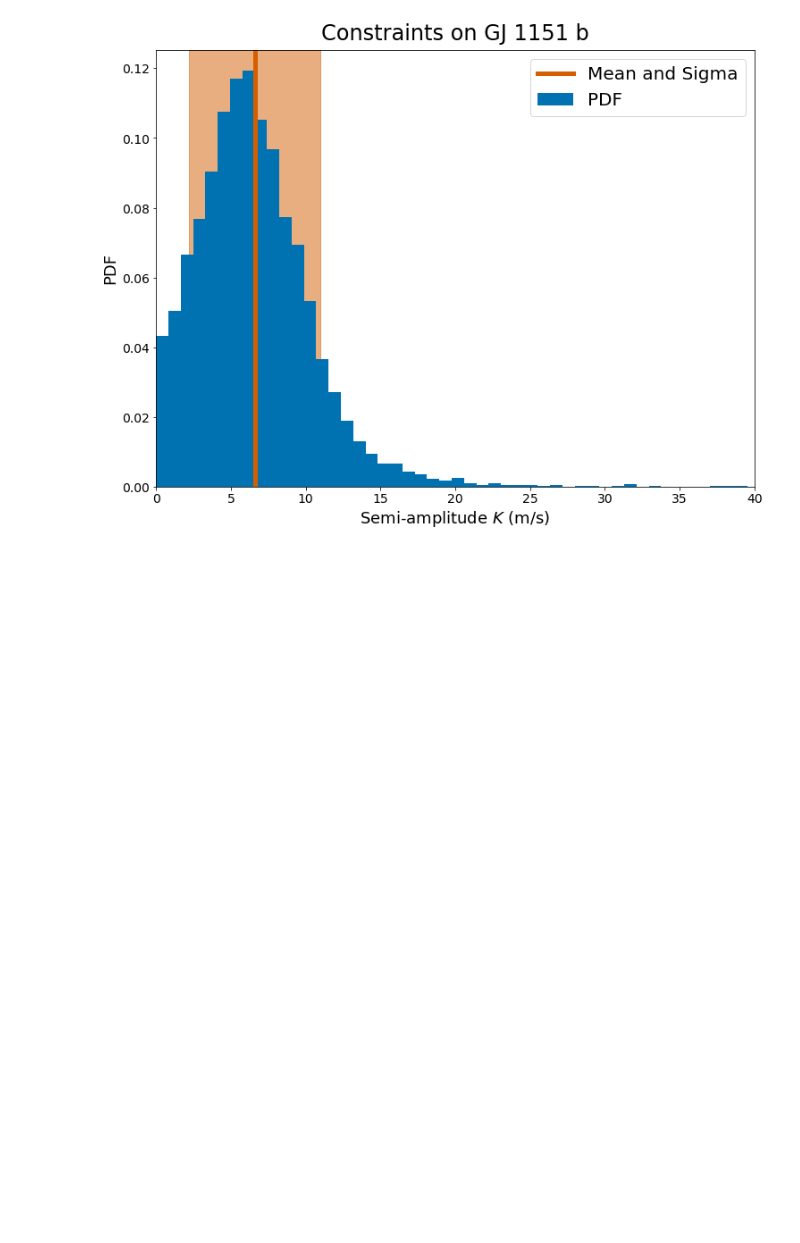
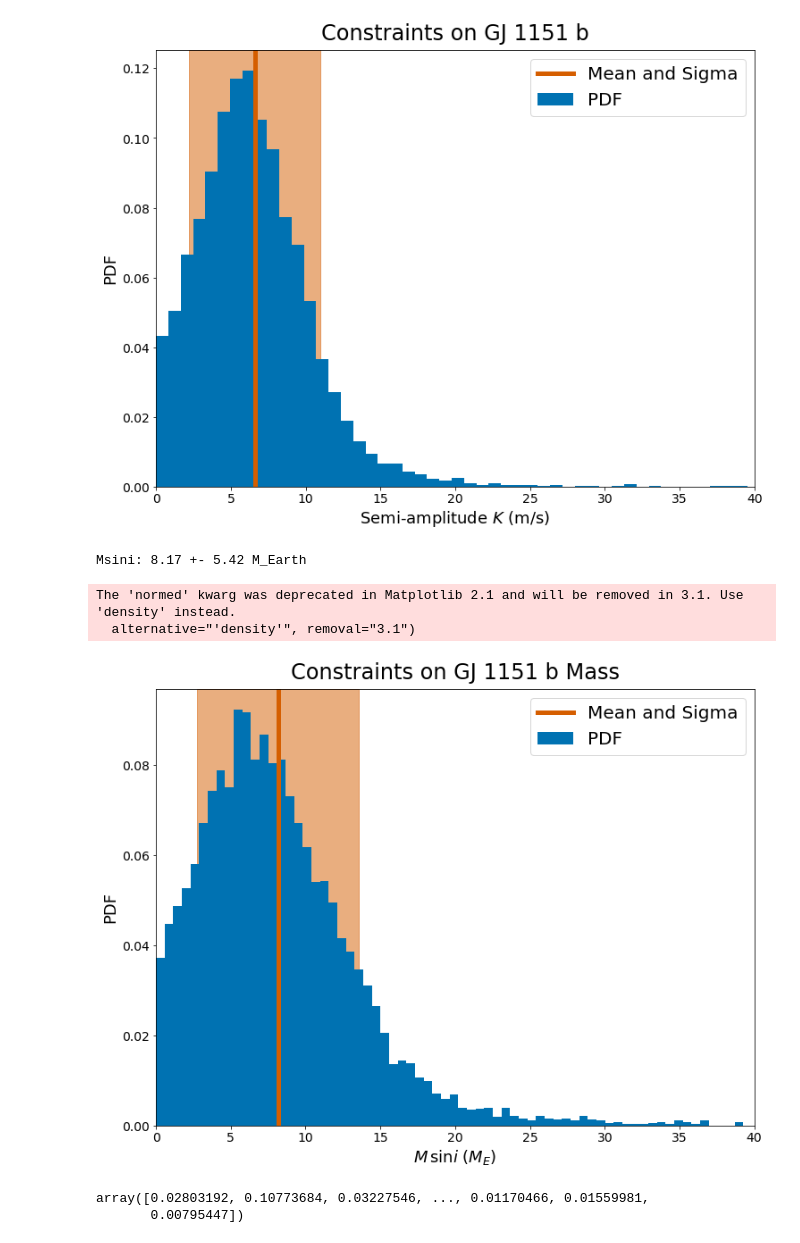
Before and after one commit to benjaminpope/video, a Jupyter notebook: notebooks/fit_rvs.ipynb, the cells around one changed output. Drawn from its saved outputs; the diff is of its cells as text; code cells hidden in the pictures; blank space fills up the shorter version.

```diff
--- a/notebooks/fit_rvs.ipynb
+++ b/notebooks/fit_rvs.ipynb
@@ -106,3 +106,40 @@ plt.savefig('gj1151b_posterior.png',bbox_inches='tight')
 The 'normed' kwarg was deprecated in Matplotlib 2.1 and will be removed in 3.1. Use 'density' instead.
   alternative="'density'", removal="3.1")
 [figure]
+# %%
+Ps = samples['P'].to(u.d).value
+
+eccs = samples['e'].value
+
+Ks = samples['K'].to(u.m/u.s).value
+
+nsim = np.size(Ps)
+Mstar = 0.34
+dMstar = 0.1
+Mstars = np.random.rand(nsim)*dMstar + Mstar-dMstar/2.
+# %%
+Msini = 4.919e-3 * (Ps**(1./3.)) * np.sqrt(1.-eccs**2.) * Ks * Mstars**(2./3.) * 317.8  # * 317.8 Jupiter over Earth
+# %%
+print('Msini: %.2f +- %.2f' % (np.mean(Msini), np.std(Msini)),'M_Earth')
+# %% [output]
+Msini: 8.17 +- 5.42 M_Earth
+# %%
+plt.xlim(0,40.)
+plt.axvline(Msini.mean(),color=colours[2],linewidth=5,label=r'Mean and Sigma')
+plt.axvspan(Msini.mean()-Msini.std(),Msini.mean()+Msini.std(),color=colours[2],alpha=0.5)
+h = plt.hist(Msini,bins=100,label='PDF',normed=True)
+
+plt.legend()
+plt.xlabel(r'$M\, \sin{i}$ ($M_E$)')
+plt.ylabel('PDF')
+plt.title('Constraints on GJ 1151 b Mass',y=1.01)
+plt.savefig('gj1151b_mass.png',bbox_inches='tight')
+# %% [output]
+The 'normed' kwarg was deprecated in Matplotlib 2.1 and will be removed in 3.1. Use 'density' instead.
+  alternative="'density'", removal="3.1")
+[figure, added]
+# %%
+Msini
+# %% [output]
+array([0.02803192, 0.10773684, 0.03227546, ..., 0.01170466, 0.01559981,
+       0.00795447])
```
Also changed, not shown: parts of 10 cells of this notebook, 2 other files.
